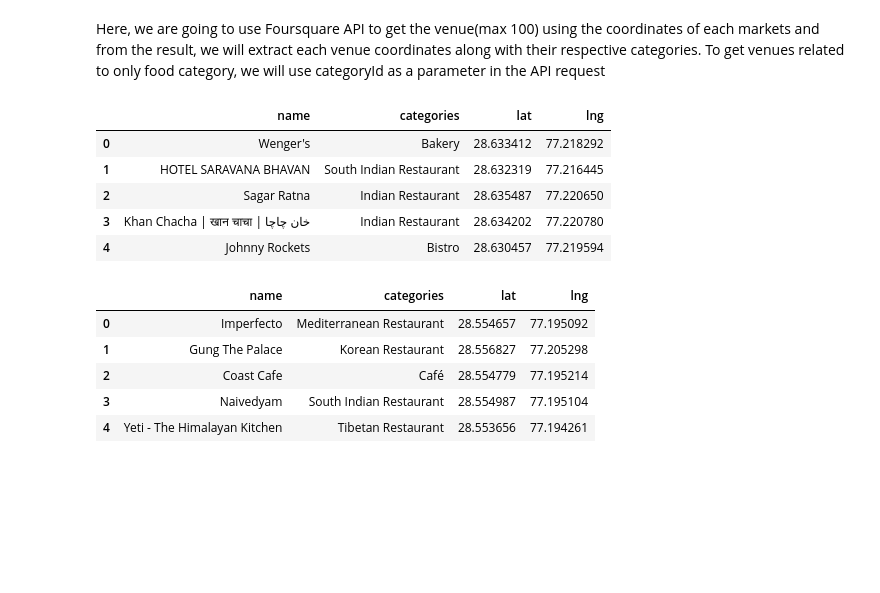
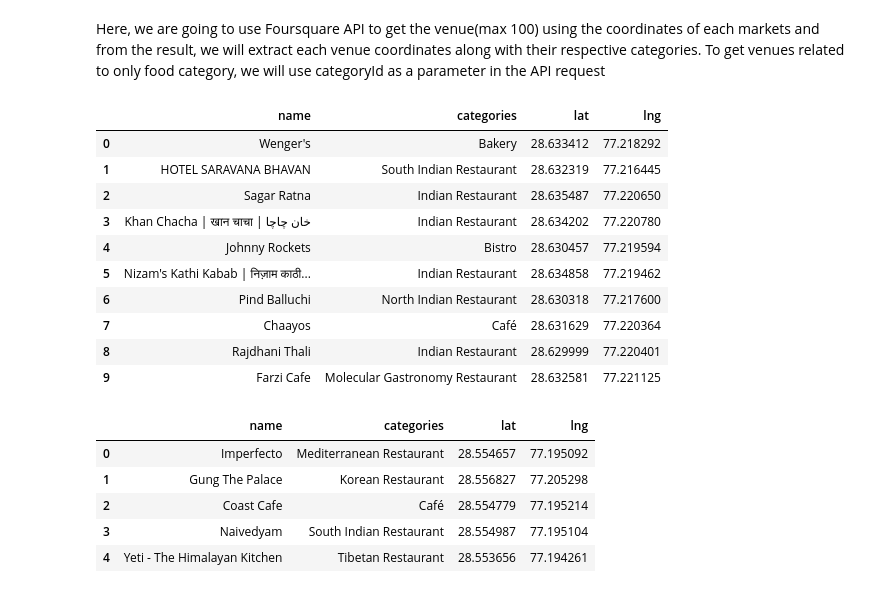
Before and after one commit to gauravr1993/Coursera_Capstone, a Jupyter notebook: Capstone_The-Battle-of-the-Neighborhoods.ipynb, the cells around one changed output. Saved outputs shown, nothing was run; the diff lists cells and outputs as text; code cells hidden in the pictures; blank space fills up the shorter version.

```diff
--- a/Capstone_The-Battle-of-the-Neighborhoods.ipynb
+++ b/Capstone_The-Battle-of-the-Neighborhoods.ipynb
@@ -175,16 +175,21 @@ def get_venues(results):
 # %%
 #Connaught Place Venues
 url = get_url(df.loc['Connaught Place Delhi']['Latitude'],df.loc['Connaught Place Delhi']['Longitude'])
 results = requests.get(url).json()
 connaught_place_venue = get_venues(results)
-connaught_place_venue.head()
+connaught_place_venue.head(10)
 # %% [output]
 |  | name | categories | lat | lng |
 | 0 | Wenger's | Bakery | 28.633412 | 77.218292 |
 | 1 | HOTEL SARAVANA BHAVAN | South Indian Restaurant | 28.632319 | 77.216445 |
 | 2 | Sagar Ratna | Indian Restaurant | 28.635487 | 77.220650 |
 | 3 | Khan Chacha | खान चाचा | خان چاچا | Indian Restaurant | 28.634202 | 77.220780 |
 | 4 | Johnny Rockets | Bistro | 28.630457 | 77.219594 |
+| 5 | Nizam's Kathi Kabab | निजा़म काठी... | Indian Restaurant | 28.634858 | 77.219462 |
+| 6 | Pind Balluchi | North Indian Restaurant | 28.630318 | 77.217600 |
+| 7 | Chaayos | Café | 28.631629 | 77.220364 |
+| 8 | Rajdhani Thali | Indian Restaurant | 28.629999 | 77.220401 |
+| 9 | Farzi Cafe | Molecular Gastronomy Restaurant | 28.632581 | 77.221125 |
 # %%
 #Hauz Khas Place Venues
 url = get_url(df.loc['Hauz Khas']['Latitude'],df.loc['Hauz Khas']['Longitude'])
```
Also changed, not shown: parts of 1 cell of this notebook.
